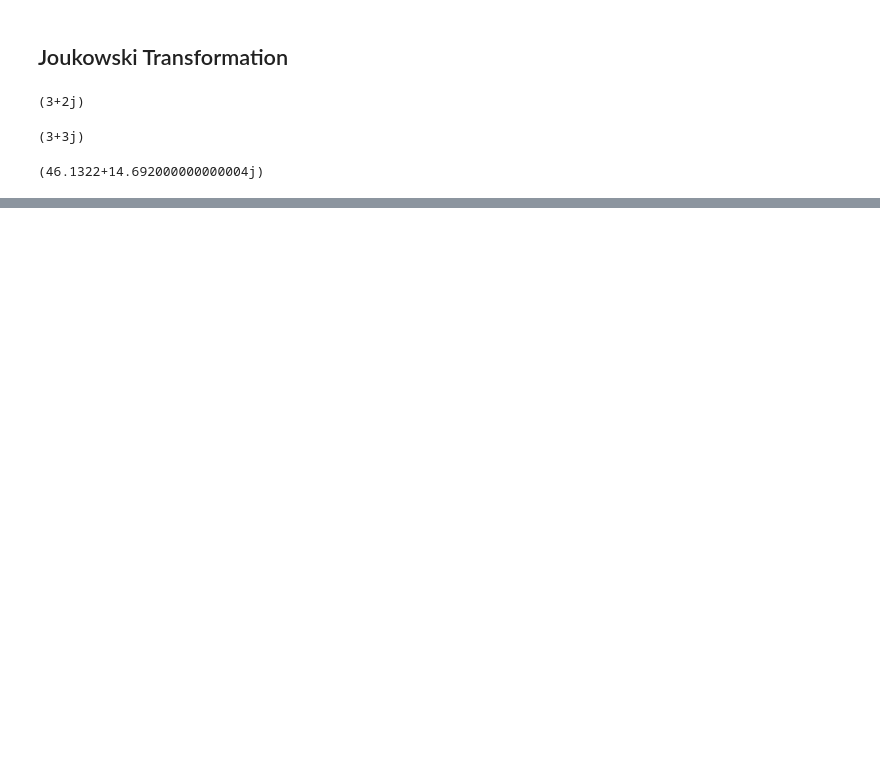
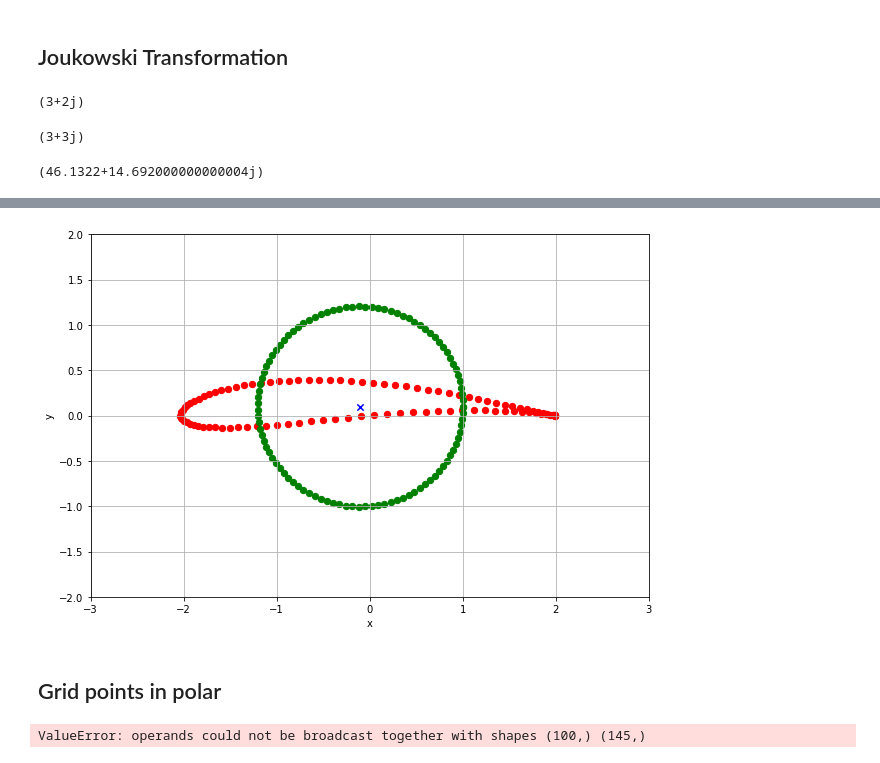
Before and after one commit to asabbagha/MAE6226, a Jupyter notebook: Assignment2.ipynb, the cells around one changed output, grey strips where cells are left out. Drawn from its saved outputs; the diff is of its cells as text; code cells hidden in the pictures; blank space fills up the shorter version.

```diff
--- a/Assignment2.ipynb
+++ b/Assignment2.ipynb
@@ -54,0 +91,41 @@ pyplot.scatter(x_circle, y_circle, color='r', s=40, marker='o');
+# %%
+#plot circle 2
+c3 = 1
+x_offset3 = -0.1
+y_offset3 = 0.1
+r = math.sqrt((c3-x_offset3)**2+y_offset3**2)
+x_circle3 = r*numpy.cos(theta) + x_offset3
+y_circle3 = r*numpy.sin(theta) + y_offset3
+z3 = E2 = numpy.zeros(x_circle3.shape)
+z3 = x_circle3 + y_circle3*1j
+
+#Joukowski transform
+E3 = z3 + (c3**2)/z3
+# %%
+width = 10
+height = (y_end - y_start) / (x_end - x_start) * width
+pyplot.figure(figsize=(width, height))
+pyplot.grid(True)
+pyplot.xlabel('x')
+pyplot.ylabel('y')
+pyplot.xlim(x_start, x_end)
+pyplot.ylim(y_start, y_end)
+pyplot.scatter(E3.real, E3.imag, color='r', s=40, marker='o');
+pyplot.scatter(z3.real, z3.imag, color='g', s=40, marker='o');
+pyplot.scatter(x_offset3, y_offset3, color='b', s=40, marker='x');
+# %% [output]
+[figure, added]
+# %% [markdown]
+## Grid points in polar
+# %%
+Nr = 100
+Ntheta = 145
+R = 1.15
+theta_polar = numpy.linspace(0,2*math.pi, Ntheta)
+r = numpy.linspace(R,5,Nr)
+R,thetap = numpy.meshgrid(r,theta_polar)
+
+x_polar = r*numpy.cos(theta_polar)
+y_polar = r*numpy.sin(theta_polar)
+# %% [output]
+ValueError: operands could not be broadcast together with shapes (100,) (145,)
```
Also changed, not shown: parts of 7 cells of this notebook.
